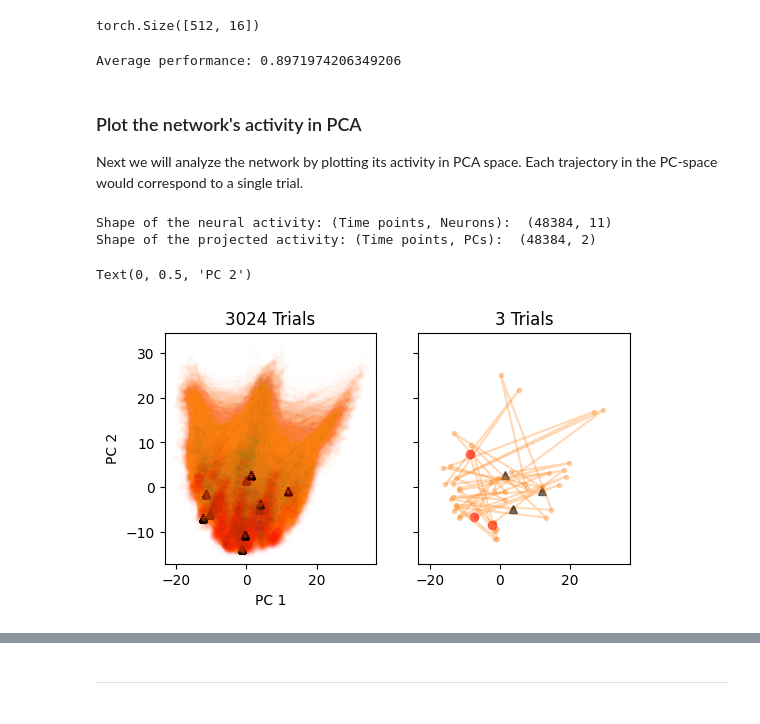
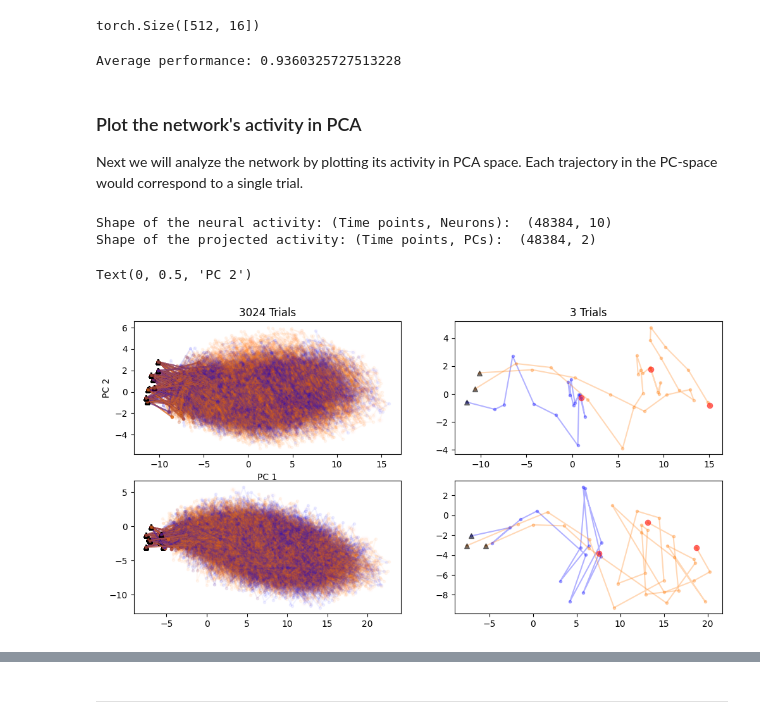
Before and after one commit to kushaangupta/drl-seq, a Jupyter notebook: examples/seq_supervised.ipynb, the cells around one changed output, grey strips where cells are left out. Saved outputs shown, nothing was run; the diff lists cells and outputs as text; code cells hidden in the pictures.

Commit message:
monitor rnn hidden activity

```diff
--- a/examples/seq_supervised.ipynb
+++ b/examples/seq_supervised.ipynb
@@ -428,7 +432,7 @@ all_args = dict(
         args=dict(
             clf=clf,
             criterion=F.mse_loss if not clf else F.cross_entropy,
-            epochs=10,
+            epochs=20,
             lr=3e-2,
             max_grad_norm= 1.,
             iters_to_accumulate=1,
@@ -640,13 +641,13 @@ with torch.no_grad():
         # if accuracy.mean() < 1: print(accuracy.mean())
 
         # Record activity, trial information, choice, correctness
-        activations.append(rnn_activity)
+        activations.append(model.hidden_state_cache[:, :, 0].detach().cpu().numpy())
         choices.append(choice)
         one_hot_choices.append(one_hot_choice)
 
 print('Average performance:', np.mean(np.ravel(choices) == np.ravel(ground_truth)))
 # %% [output]
-Average performance: 0.8971974206349206
+Average performance: 0.9360325727513228
 # %% [markdown]
 ### Plot the network's activity in PCA
 
@@ -656,43 +657,53 @@ Next we will analyze the network by plotting its activity in PCA space. Each tra
 from sklearn.decomposition import PCA
 
 # Concatenate activity for PCA
-activity = np.concatenate(activations, axis=0)
-print('Shape of the neural activity: (Time points, Neurons): ', activity.shape)
+activity1 = np.concatenate(np.stack(activations, axis=0)[:, 0])
+activity2 = np.concatenate(np.stack(activations, axis=0)[:, 1])
+print('Shape of the neural activity: (Time points, Neurons): ', activity1.shape)
 
-pca = PCA(n_components=2)
-pca.fit(activity)  # activity (Time points, Neurons)
-activity_pc = pca.transform(activity)  # transform to low-dimension
-print('Shape of the projected activity: (Time points, PCs): ', activity_pc.shape)
+pca1 = PCA(n_components=2)
+activity_pc1_all = pca1.fit_transform(activity1)  # activity (Time points, Neurons)
+
+pca2 = PCA(n_components=2)
+activity_pc2_all = pca2.fit_transform(activity2)  # activity (Time points, Neurons)
+
+print('Shape of the projected activity: (Time points, PCs): ', activity_pc1_all.shape)
 # %% [output]
-Shape of the neural activity: (Time points, Neurons):  (48384, 11)
+Shape of the neural activity: (Time points, Neurons):  (48384, 10)
 Shape of the projected activity: (Time points, PCs):  (48384, 2)
 # %%
 # Project each trial and visualize activity
 
 # Plot all trials in ax1, plot fewer trials in ax2
-fig, (ax1, ax2) = plt.subplots(1, 2, sharey=True, sharex=True, figsize=(6, 3))
+fig, axs = plt.subplots(2, 2, figsize=(12, 6))
 
 for i in range(num_trial):
     # Transform and plot each trial
-    activity_pc = pca.transform(activations[i])  # (Time points, PCs)
+    activity_pc1 = pca1.transform(activations[i][0])  # (Time points, PCs)
+    activity_pc2 = pca1.transform(activations[i][1])  # (Time points, PCs)
 
-    color = 'tab:orange' if np.any(ground_truth[i] != choices[i]) else 'tab:blue'
+    color = 'tab:orange' if np.any(ground_truth[i] != choices[i]) else 'blue'
 
-    _ = ax1.plot(activity_pc[:, 0], activity_pc[:, 1], '.-', color=color, alpha=.01)
+    _ = axs[0, 0].plot(activity_pc1[:, 0], activity_pc1[:, 1], '.-', color=color, alpha=.05)
+    _ = axs[1, 0].plot(activity_pc2[:, 0], activity_pc2[:, 1], '.-', color=color, alpha=.05)
     if i < 3:
-        _ = ax2.plot(activity_pc[:,
-                                 0], activity_pc[:, 1], '.-', color=color, alpha=.3)
-        _ = ax2.plot(activity_pc[0, 0], activity_pc[0, 1], '^', color='black', alpha=.5)
-        _ = ax2.plot(activity_pc[-1, 0], activity_pc[-1, 1], 'o', color='red', alpha=.5)
+        _ = axs[0, 1].plot(activity_pc1[:, 0], activity_pc1[:, 1], '.-', color=color, alpha=.3)
+        _ = axs[0, 1].plot(activity_pc1[0, 0], activity_pc1[0, 1], '^', color='black', alpha=.5)
+        _ = axs[0, 1].plot(activity_pc1[-1, 0], activity_pc1[-1, 1], 'o', color='red', alpha=.5)
+        _ = axs[1, 1].plot(activity_pc2[:, 0], activity_pc2[:, 1], '.-', color=color, alpha=.3)
+        _ = axs[1, 1].plot(activity_pc2[0, 0], activity_pc2[0, 1], '^', color='black', alpha=.5)
+        _ = axs[1, 1].plot(activity_pc2[-1, 0], activity_pc2[-1, 1], 'o', color='red', alpha=.5)
 
     # Plot the beginning of a trial with a special symbol
-    _ = ax1.plot(activity_pc[-1, 0], activity_pc[-1, 1], 'o', color='red', alpha=.01)
-    _ = ax1.plot(activity_pc[0, 0], activity_pc[0, 1], '^', color='black', alpha=.01)
+    _ = axs[0, 0].plot(activity_pc1[-1, 0], activity_pc1[-1, 1], 'o', color='red', alpha=.01)
+    _ = axs[0, 0].plot(activity_pc1[0, 0], activity_pc1[0, 1], '^', color='black', alpha=.01)
+    _ = axs[1, 0].plot(activity_pc2[-1, 0], activity_pc2[-1, 1], 'o', color='red', alpha=.01)
+    _ = axs[1, 0].plot(activity_pc2[0, 0], activity_pc2[0, 1], '^', color='black', alpha=.01)
 
-ax1.set_title('{:d} Trials'.format(num_trial))
-ax2.set_title('{:d} Trials'.format(3))
-ax1.set_xlabel('PC 1')
-ax1.set_ylabel('PC 2')
+axs[0, 0].set_title('{:d} Trials'.format(num_trial))
+axs[0, 1].set_title('{:d} Trials'.format(3))
+axs[0, 0].set_xlabel('PC 1')
+axs[0, 0].set_ylabel('PC 2')
 # %% [output]
 Text(0, 0.5, 'PC 2')
-[figure, old version]
+[figure, new version]
```
Also changed, not shown: parts of 8 cells of this notebook.
